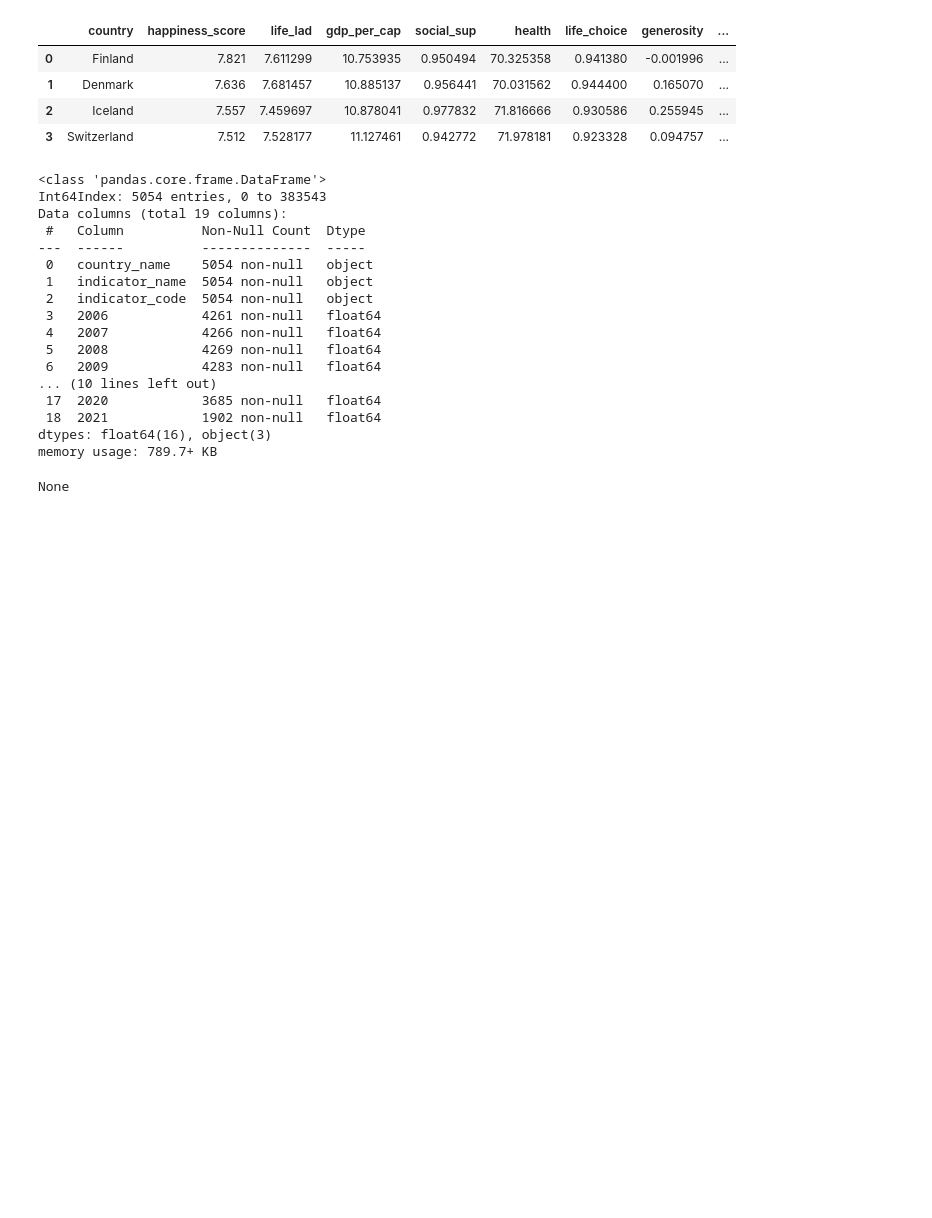
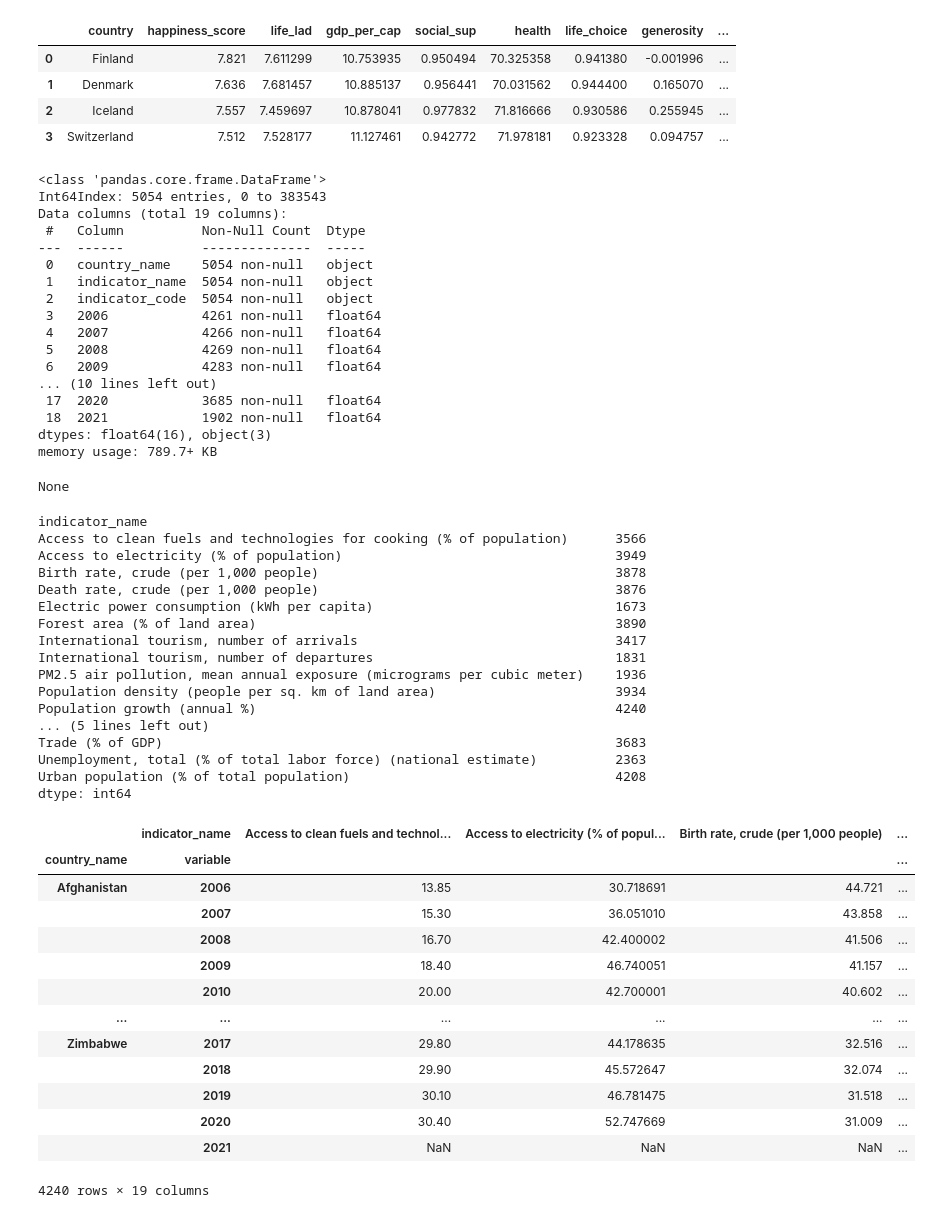
Before and after one commit to HikariJadeEmpire/TH_WLRD_Happiness_Project, a Jupyter notebook: WH_CodeSpace.ipynb, the cells around one changed output. Cells and saved outputs as stored; diff of their text form; code cells hidden in the pictures; blank space fills up the shorter version.

```diff
--- a/WH_CodeSpace.ipynb
+++ b/WH_CodeSpace.ipynb
@@ -422,3 +426,43 @@ Data columns (total 19 columns):
 dtypes: float64(16), object(3)
 memory usage: 789.7+ KB
 None
+# %%
+yearss = [ '2006','2007','2008','2009','2010','2011','2012','2013','2014','2015','2016','2017','2018','2019','2020','2021' ]
+
+wdi_pv = df_wdi.melt( id_vars=['country_name','indicator_name','indicator_code'], value_vars=yearss )
+wdi_pv = wdi_pv.pivot_table( index=['country_name','variable'], columns=['indicator_name'], values='value' )
+
+display( wdi_pv.count() )
+display( wdi_pv )
+# %% [output]
+indicator_name
+Access to clean fuels and technologies for cooking (% of population)      3566
+Access to electricity (% of population)                                   3949
+Birth rate, crude (per 1,000 people)                                      3878
+Death rate, crude (per 1,000 people)                                      3876
+Electric power consumption (kWh per capita)                               1673
+Forest area (% of land area)                                              3890
+International tourism, number of arrivals                                 3417
+International tourism, number of departures                               1831
+PM2.5 air pollution, mean annual exposure (micrograms per cubic meter)    1936
+Population density (people per sq. km of land area)                       3934
+Population growth (annual %)                                              4240
+... (5 lines left out)
+Trade (% of GDP)                                                          3683
+Unemployment, total (% of total labor force) (national estimate)          2363
+Urban population (% of total population)                                  4208
+dtype: int64
+|  | indicator_name | Access to clean fuels and technol... | Access to electricity (% of popul... | Birth rate, crude (per 1,000 people) | ... |
+| country_name | variable |  |  |  | ... |
+| Afghanistan | 2006 | 13.85 | 30.718691 | 44.721 | ... |
+|  | 2007 | 15.30 | 36.051010 | 43.858 | ... |
+|  | 2008 | 16.70 | 42.400002 | 41.506 | ... |
+|  | 2009 | 18.40 | 46.740051 | 41.157 | ... |
+|  | 2010 | 20.00 | 42.700001 | 40.602 | ... |
+| ... | ... | ... | ... | ... | ... |
+| Zimbabwe | 2017 | 29.80 | 44.178635 | 32.516 | ... |
+|  | 2018 | 29.90 | 45.572647 | 32.074 | ... |
+|  | 2019 | 30.10 | 46.781475 | 31.518 | ... |
+|  | 2020 | 30.40 | 52.747669 | 31.009 | ... |
+|  | 2021 | NaN | NaN | NaN | ... |
+4240 rows × 19 columns
```
Also changed, not shown: parts of 7 cells of this notebook.
